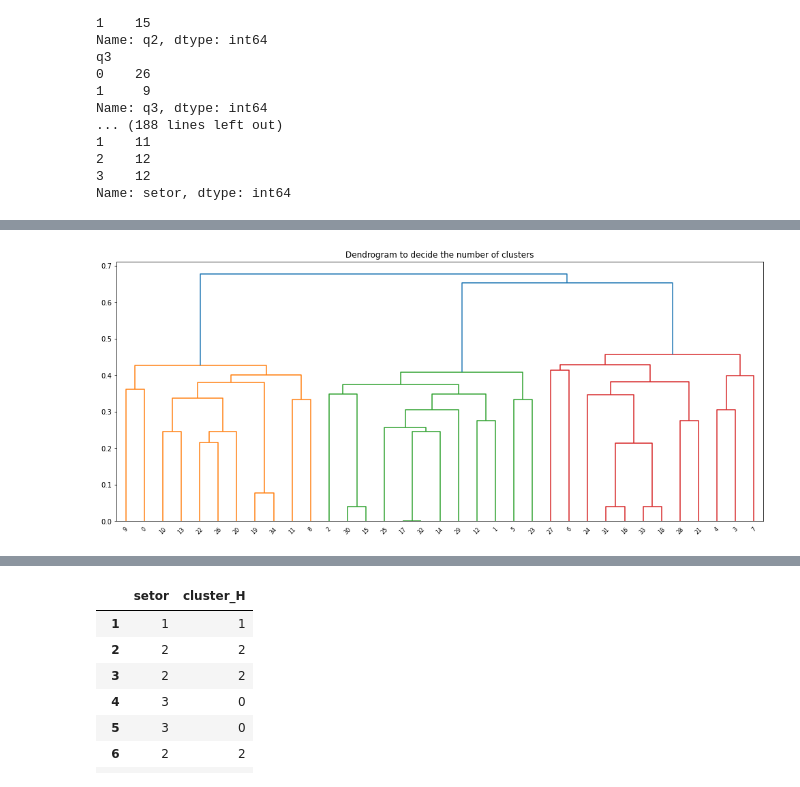
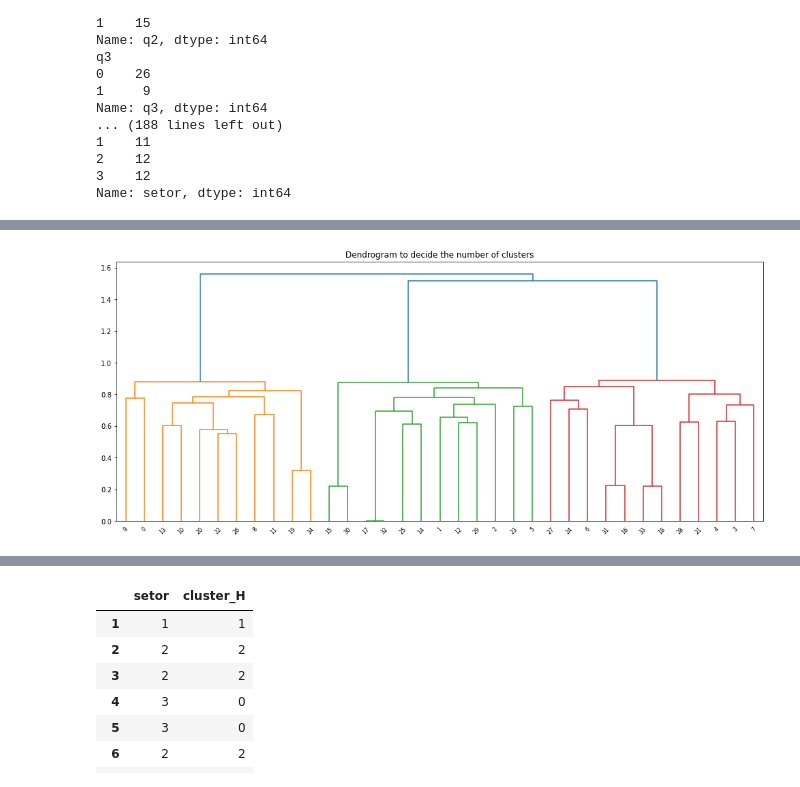
Before and after one commit to vini-chaves/clustering, a Jupyter notebook: Clustering_Aula2_pesquisa_binaria.ipynb, the cells around one changed output, grey strips where cells are left out. Cells and saved outputs as stored; diff of their text form; code cells hidden in the pictures.

Commit message:
Add files via upload
Correction to the dissimilarity matrix using SMC

```diff
--- a/Clustering_Aula2_pesquisa_binaria.ipynb
+++ b/Clustering_Aula2_pesquisa_binaria.ipynb
@@ -88,0 +64,12 @@ SIM_M
+# %%
+# calculating Simple Matching Coefficient dissimilarity using python (HAD TO CREATE THIS ONE BY HAND)
+def dissimilarity(X):
+    X = np.mat(X)
+    Y = np.mat(X)
+    N1, N = np.shape(X)
+    simlaridade = ((X*Y.T)+((1-X)*(1-Y).T))/N
+    d=(np.sqrt(1-simlaridade))
+    return d
+DISTANCIA_SMC = pd.DataFrame(dissimilarity(df_clean))
+DISTANCIA_SMC.fillna(0, inplace=True)
+DISTANCIA_SMC
@@ -89,7 +95,7 @@ SIM_M
 # %%
 plt.figure(figsize=(17, 7))
 plt.title("Dendrogram to decide the number of clusters")
-dend = dendrogram(linkage(df_clean, method='average',metric='sokalmichener',optimal_ordering=True))
+dend = dendrogram(linkage(DISTANCIA_SMC, method='average',optimal_ordering=True))
 # %% [output]
-[figure, old version]
+[figure, new version]
 # %%
```
Also changed, not shown: parts of 6 cells of this notebook.
